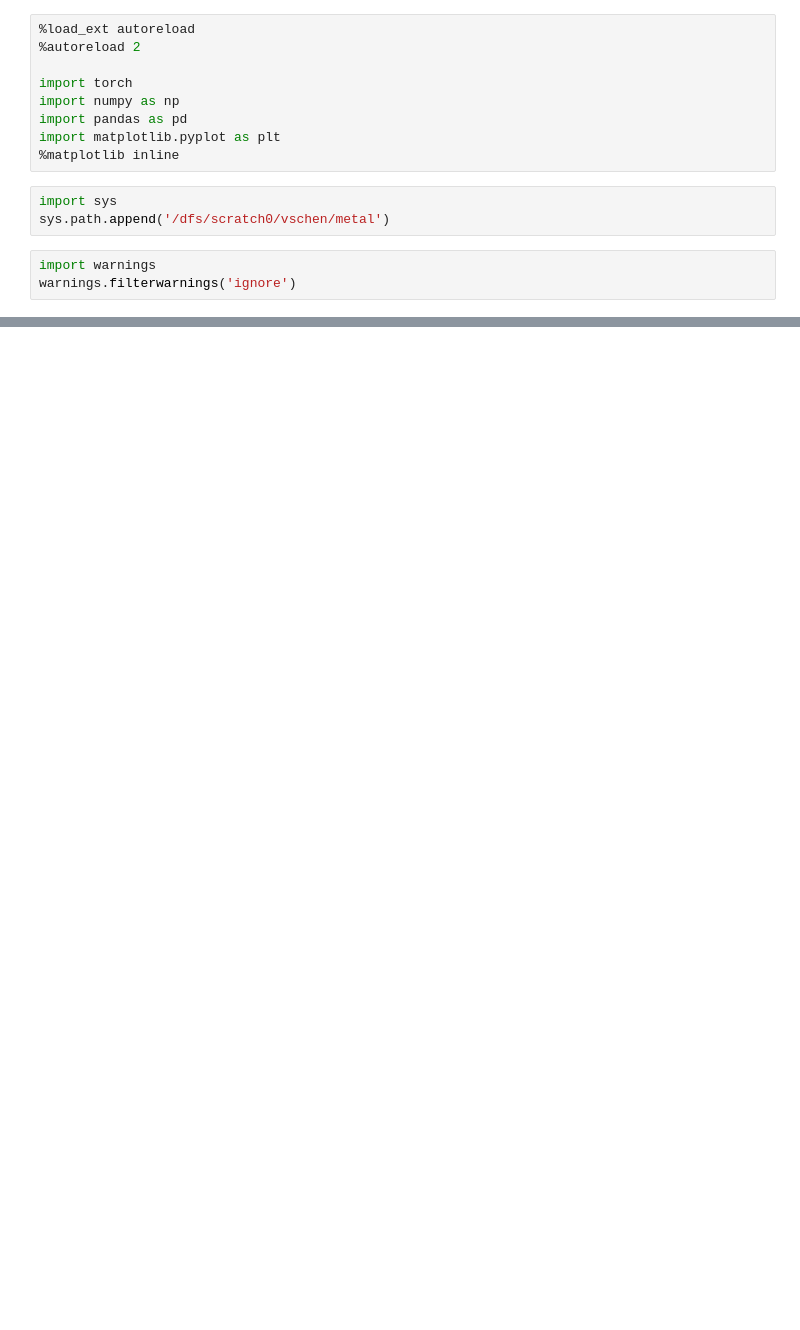
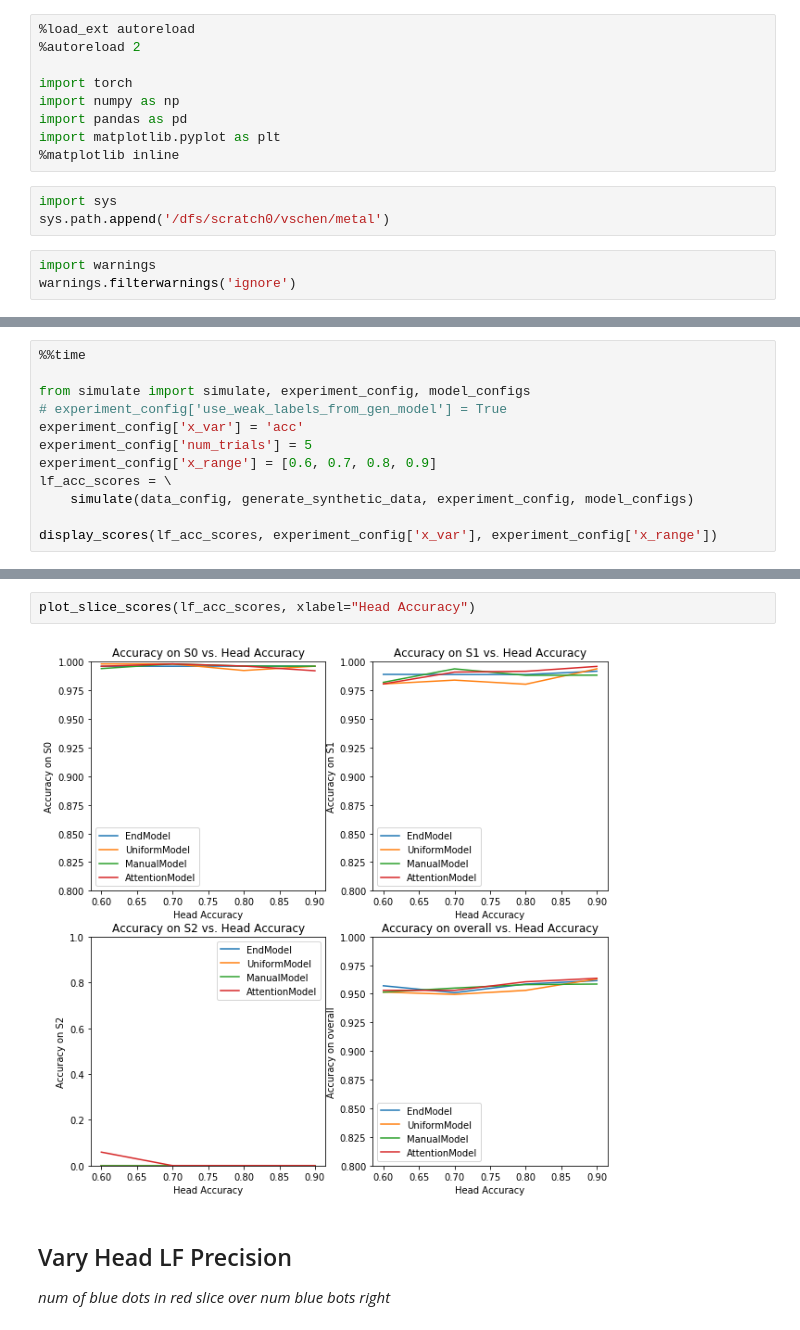
Before and after one commit to tsy935/metal, a Jupyter notebook: metal/contrib/slicing/synthetics/synthetics-sandbox.ipynb, the cells around one changed output, grey strips where cells are left out. Saved outputs shown, nothing was run; the diff lists cells and outputs as text; blank space fills up the shorter version.

```diff
--- a/metal/contrib/slicing/synthetics/synthetics-sandbox.ipynb
+++ b/metal/contrib/slicing/synthetics/synthetics-sandbox.ipynb
@@ -185,0 +84,12 @@ S2: 0.6242774566473989
+# %%
+%%time
+
+from simulate import simulate, experiment_config, model_configs
+# experiment_config['use_weak_labels_from_gen_model'] = True
+experiment_config['x_var'] = 'acc'
+experiment_config['num_trials'] = 5
+experiment_config['x_range'] = [0.6, 0.7, 0.8, 0.9]
+lf_acc_scores = \
+    simulate(data_config, generate_synthetic_data, experiment_config, model_configs)
+
+display_scores(lf_acc_scores, experiment_config['x_var'], experiment_config['x_range'])
@@ -186 +131,8 @@ S2: 0.6242774566473989
+# %%
+plot_slice_scores(lf_acc_scores, xlabel="Head Accuracy")
+# %% [output]
+[figure, added]
+# %% [markdown]
+## Vary Head LF Precision
+_num of blue dots in red slice over num blue bots right_
 # %%
```
Also changed, not shown: parts of 19 cells of this notebook, 5 other files.
